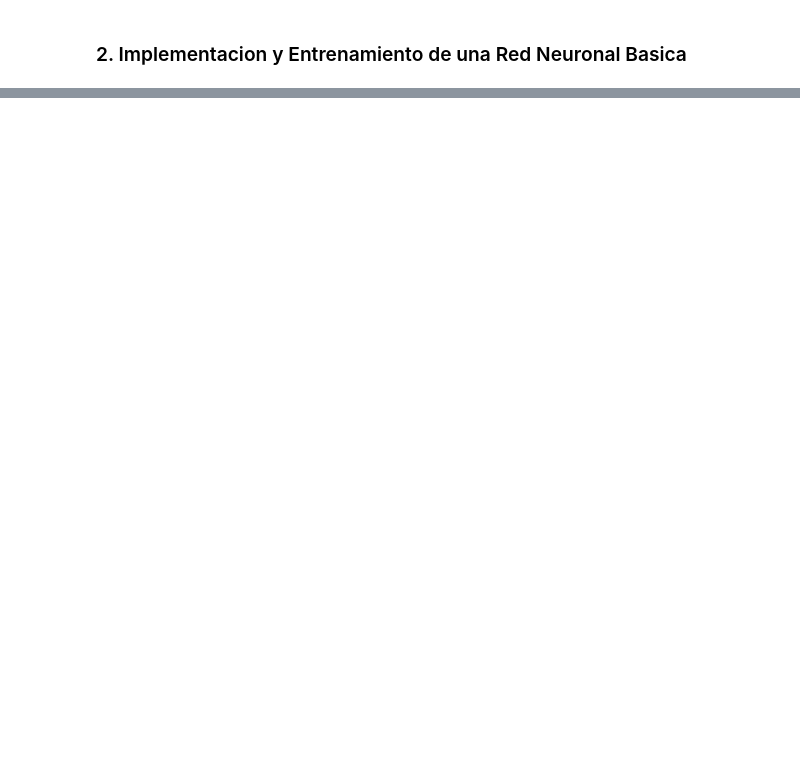
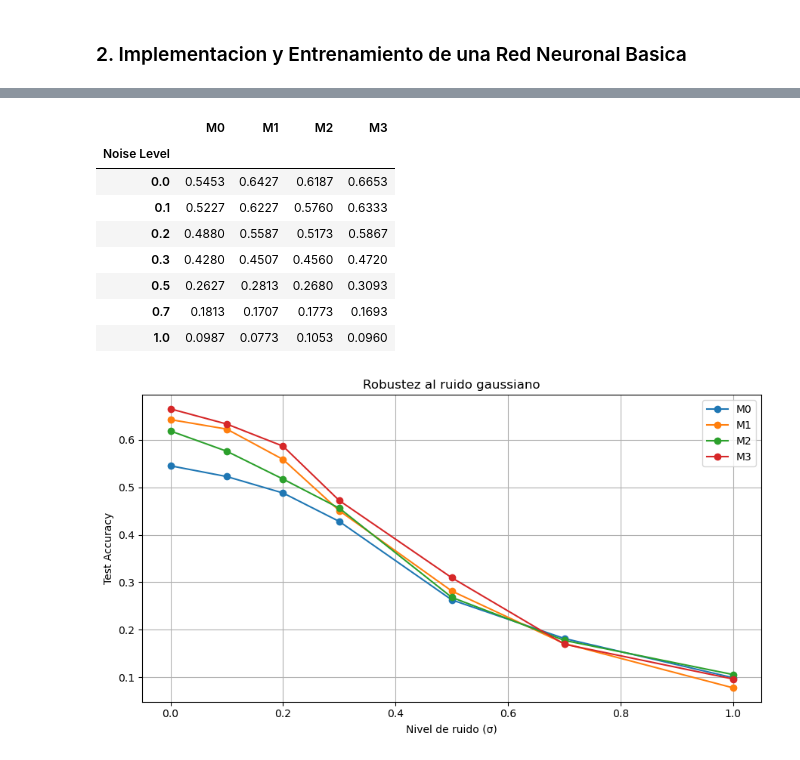
Before and after one commit to sofiyabo/Handwritten_Character_Classification_With_Neural_Networks, a Jupyter notebook: notebooks/Entrega_TP3.ipynb, the cells around one changed output, grey strips where cells are left out. Saved outputs shown, nothing was run; the diff lists cells and outputs as text; code cells hidden in the pictures; blank space fills up the shorter version.

Commit message:
codigo terminado, faltan conclusiones y armar notebook entrega

```diff
--- a/notebooks/Entrega_TP3.ipynb
+++ b/notebooks/Entrega_TP3.ipynb
@@ -77,0 +382,27 @@ pred = m0.predict(Xval)
+# %%
+noise_levels = [0.0, 0.1, 0.2, 0.3, 0.5, 0.7, 1.0]
+
+resultados_ruido = {
+    "M0": [], "M1": [], "M2": [], "M3": []
+}
+
+for noise in noise_levels:
+    # Perturbar test set
+    X_test_noisy = utls.add_gaussian_noise(Xtest, noise)
+
+    # Armar loader para modelos torch
+    test_loader_noisy = make_loader(X_test_noisy, Ytest, batch_size=512, shuffle=False)
+
+    # Evaluar cada modelo
+    r0 = mtr.evaluate_numpy_model(m0, X_test_noisy, Ytest)
+    r1 = mtr.evaluate_numpy_model(m1, X_test_noisy, Ytest)
+    r2 = mtr.evaluate_torch_model(m2, test_loader_noisy, device)
+    r3 = mtr.evaluate_torch_model(m3, test_loader_noisy, device)
+
+    resultados_ruido["M0"].append(r0["acc"])
+    resultados_ruido["M1"].append(r1["acc"])
+    resultados_ruido["M2"].append(r2["acc"])
+    resultados_ruido["M3"].append(r3["acc"])
+
+    print(f"Ruido {noise:.1f} | M0: {r0['acc']:.4f} | M1: {r1['acc']:.4f} "
+          f"| M2: {r2['acc']:.4f} | M3: {r3['acc']:.4f}")
@@ -77,0 +417,29 @@ pred = m0.predict(Xval)
+# %%
+df_ruido = pd.DataFrame(resultados_ruido, index=noise_levels)
+df_ruido.index.name = "Noise Level"
+display(df_ruido.round(4))
+
+# ── Gráfico ───────────────────────────────────────────────────────────────────
+plt.figure(figsize=(9, 5))
+for modelo, accs in resultados_ruido.items():
+    plt.plot(noise_levels, accs, marker="o", label=modelo)
+
+plt.xlabel("Nivel de ruido (σ)")
+plt.ylabel("Test Accuracy")
+plt.title("Robustez al ruido gaussiano")
+plt.legend()
+plt.grid(True)
+plt.tight_layout()
+plt.savefig("robustez_ruido.png", dpi=150, bbox_inches="tight")
+plt.show()
+# %% [output]
+|  | M0 | M1 | M2 | M3 |
+| Noise Level |  |  |  |  |
+| 0.0 | 0.5453 | 0.6427 | 0.6187 | 0.6653 |
+| 0.1 | 0.5227 | 0.6227 | 0.5760 | 0.6333 |
+| 0.2 | 0.4880 | 0.5587 | 0.5173 | 0.5867 |
+| 0.3 | 0.4280 | 0.4507 | 0.4560 | 0.4720 |
+| 0.5 | 0.2627 | 0.2813 | 0.2680 | 0.3093 |
+| 0.7 | 0.1813 | 0.1707 | 0.1773 | 0.1693 |
+| 1.0 | 0.0987 | 0.0773 | 0.1053 | 0.0960 |
+[figure, added]
```
Also changed, not shown: parts of 18 cells of this notebook, 4 other files.
